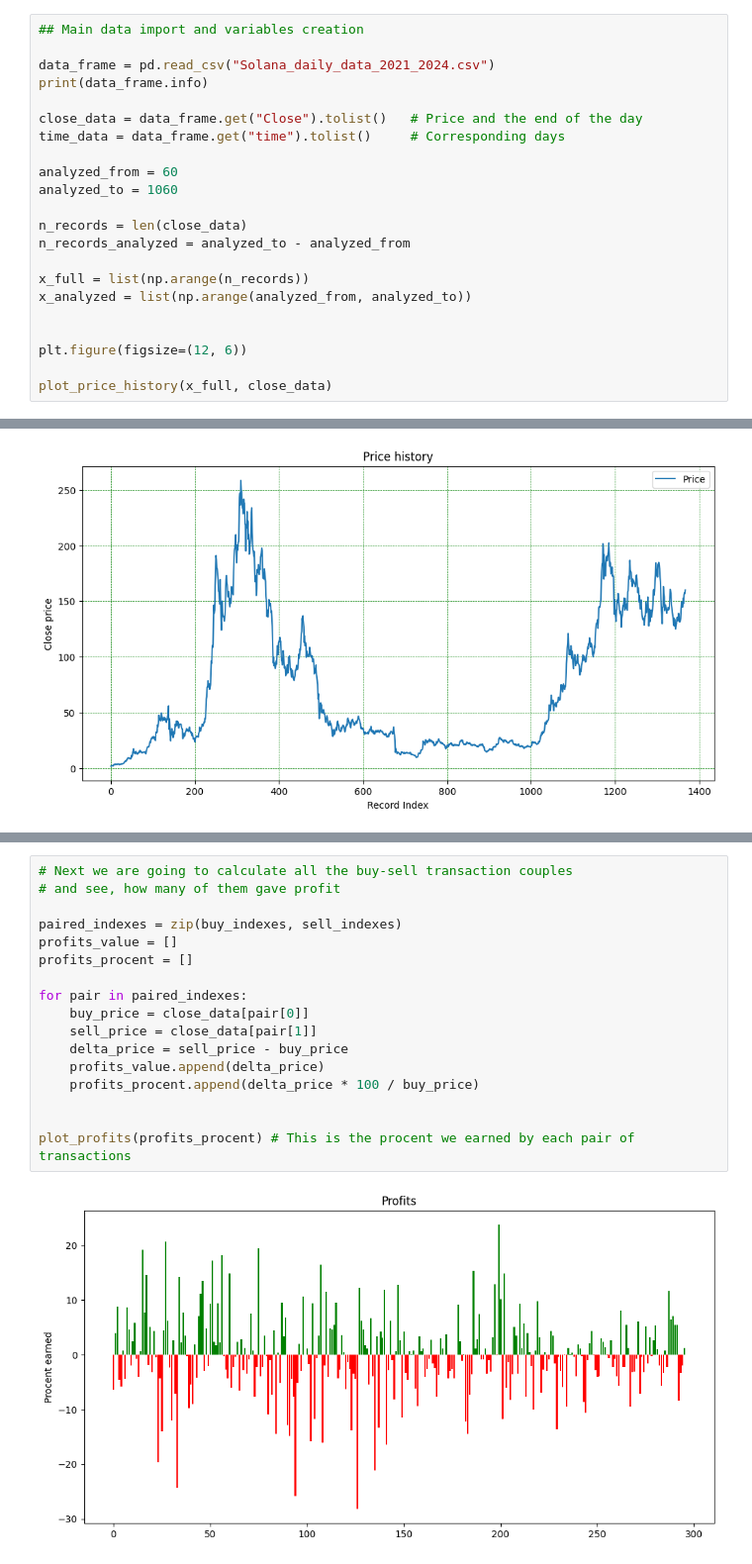
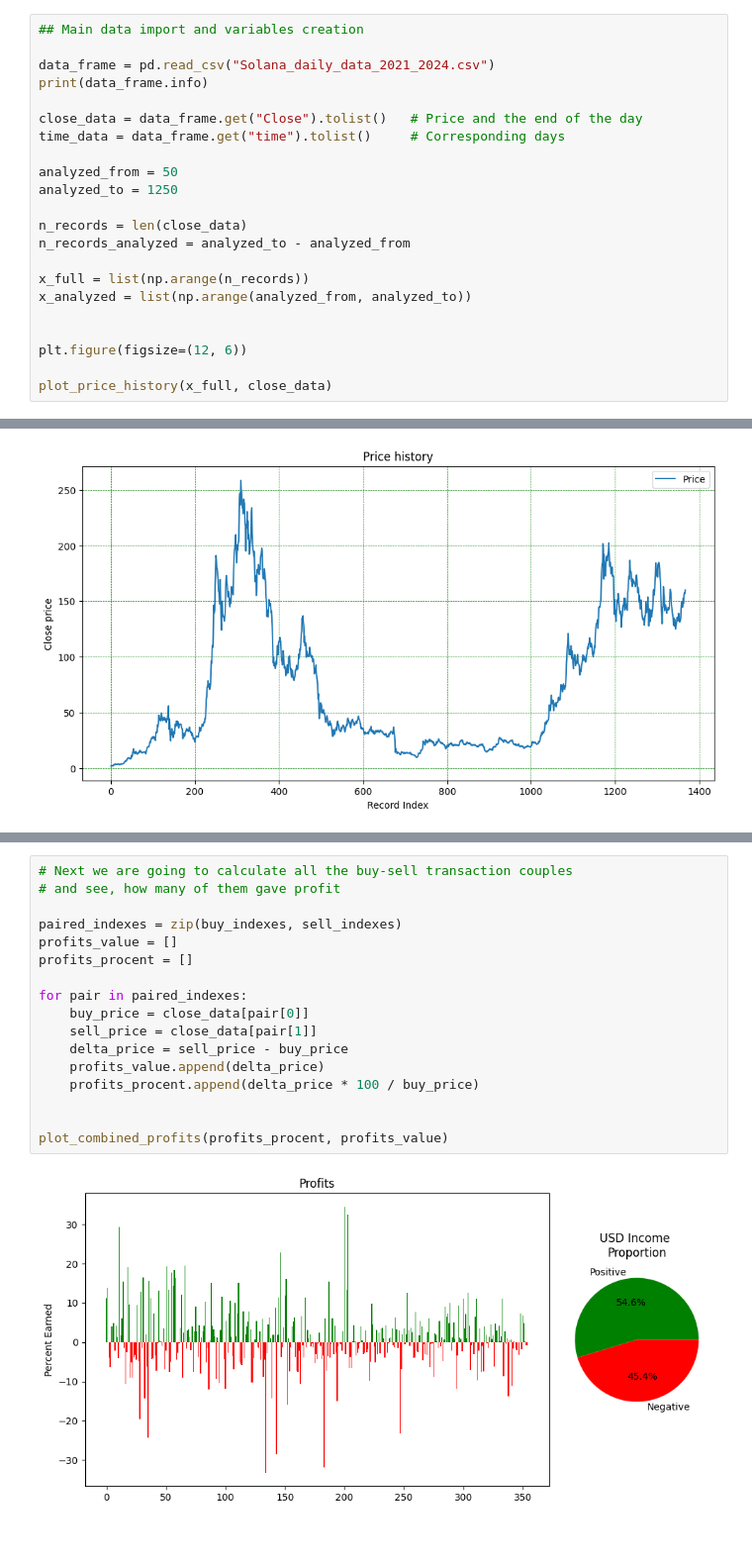
Before and after one commit to ZussmanFranz/Politechnika_Gdanska, a Jupyter notebook: Sem4/MN/project1/project1.ipynb, the cells around one changed output, grey strips where cells are left out. Shown: that part at 99% size. Drawn from its saved outputs; the diff is of its cells as text; blank space fills up the shorter version.

Commit message:
plot_combined_profits added

```diff
--- a/Sem4/MN/project1/project1.ipynb
+++ b/Sem4/MN/project1/project1.ipynb
@@ -168,8 +192,8 @@ print(data_frame.info)
 close_data = data_frame.get("Close").tolist()   # Price and the end of the day
 time_data = data_frame.get("time").tolist()     # Corresponding days
 
-analyzed_from = 60
-analyzed_to = 1060
+analyzed_from = 50
+analyzed_to = 1250
 
 n_records = len(close_data)
 n_records_analyzed = analyzed_to - analyzed_from
@@ -276,22 +296,22 @@ buy_indexes, sell_indexes = plot_transaction_on_price(x_analyzed, close_data, tr
 # %%
 # Next we are going to calculate all the buy-sell transaction couples
 # and see, how many of them gave profit
 
 paired_indexes = zip(buy_indexes, sell_indexes)
 profits_value = []
 profits_procent = []
 
 for pair in paired_indexes:
     buy_price = close_data[pair[0]]
     sell_price = close_data[pair[1]]
     delta_price = sell_price - buy_price
     profits_value.append(delta_price)
     profits_procent.append(delta_price * 100 / buy_price)
 
 
-plot_profits(profits_procent) # This is the procent we earned by each pair of transactions
+plot_combined_profits(profits_procent, profits_value)
 # %% [output]
-[figure, old version]
+[figure, new version]
 # %%
 # Simulation
 
```
Also changed, not shown: parts of 10 cells of this notebook.
